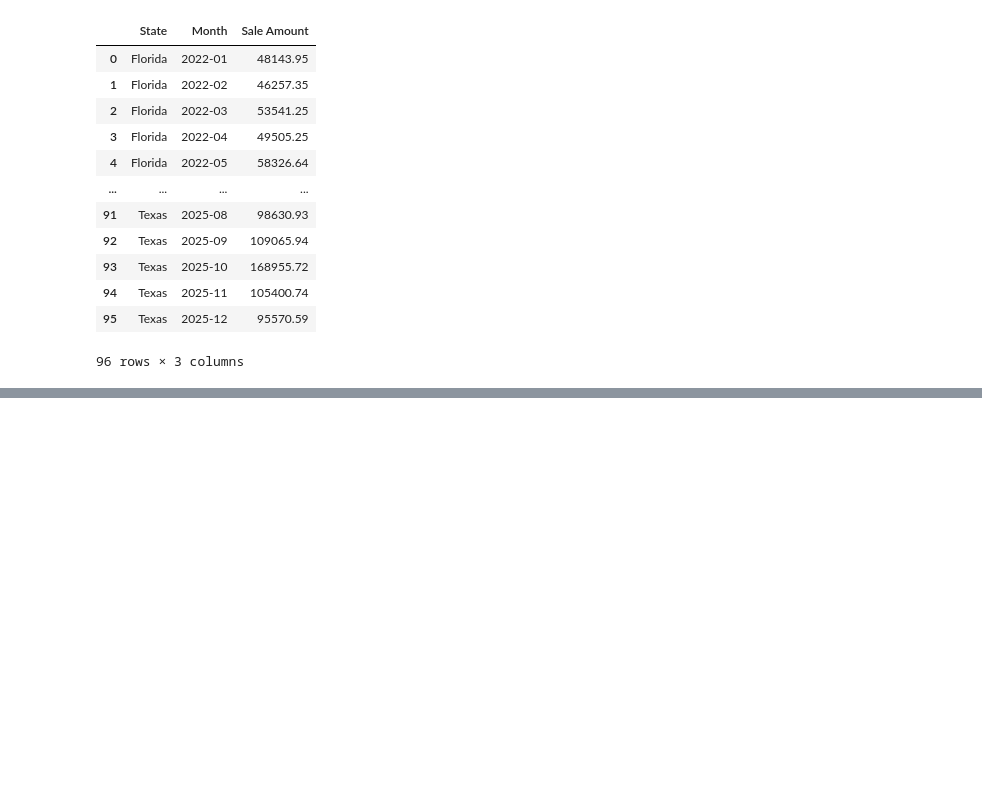
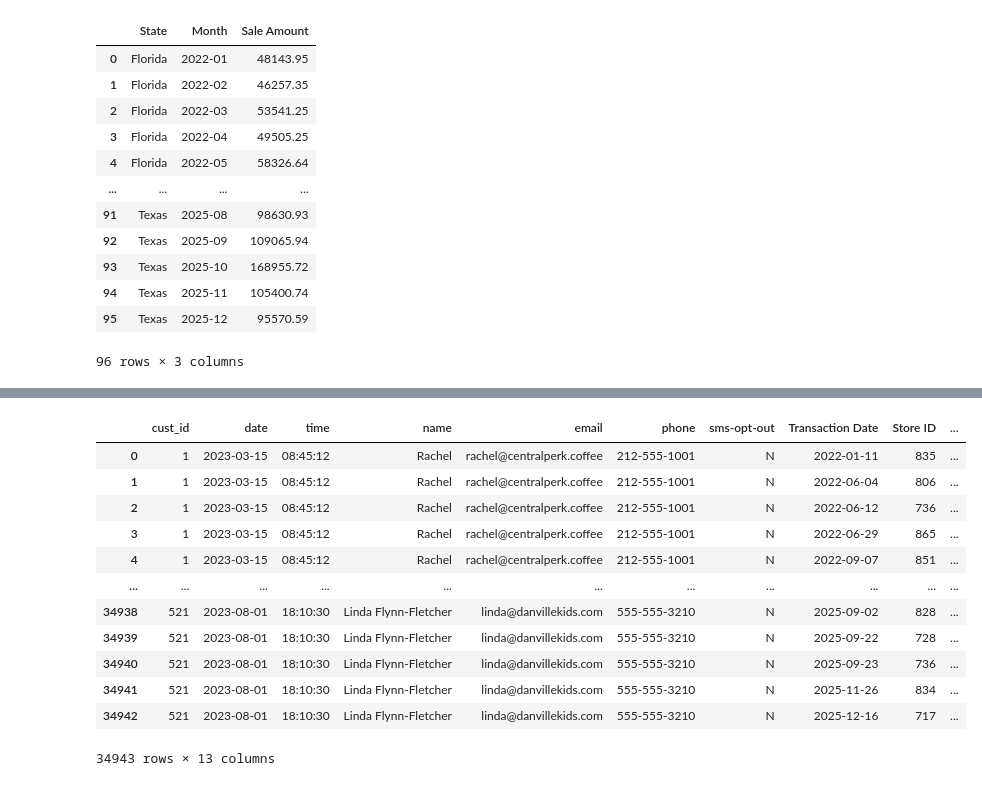
Before and after one commit to JulissaAlmaraz/Capstone_2, a Jupyter notebook: almarazflores_sales_analysis.ipynb, the cells around one changed output, grey strips where cells are left out. Cells and saved outputs as stored; diff of their text form; code cells hidden in the pictures; blank space fills up the shorter version.

```diff
--- a/almarazflores_sales_analysis.ipynb
+++ b/almarazflores_sales_analysis.ipynb
@@ -169,10 +175,10 @@ sales_detail
 | 335128 | 2025-12-31 | 910 | NaN | 105300-IT | 77.81 | 2025-12 | Fort Worth | Texas | ... |
 52828 rows × 11 columns
 # %%
+store_sales['Transaction Date'] = pd.to_datetime(store_sales['Transaction Date'])
 store_sales['Month'] = store_sales['Transaction Date'].dt.to_period('M')
 
-monthly_revenue = sales_detail.groupby(
-    ['State', 'Month'])['Sale Amount'].sum() .reset_index()
+monthly_revenue = sales_detail.groupby(['State', 'Month'])['Sale Amount'].sum() .reset_index()
 monthly_revenue
 # %% [output]
 |  | State | Month | Sale Amount |
@@ -190,0 +219,21 @@ monthly_revenue
+# %%
+customer_sales = pd.merge(customer_list,
+                          store_sales,
+                          left_on='cust_id',
+                          right_on='RewardsID',
+                          how='inner')
+customer_sales
+# %% [output]
+|  | cust_id | date | time | name | email | phone | sms-opt-out | Transaction Date | Store ID | ... |
+| 0 | 1 | 2023-03-15 | 08:45:12 | Rachel | rachel@centralperk.coffee | 212-555-1001 | N | 2022-01-11 | 835 | ... |
+| 1 | 1 | 2023-03-15 | 08:45:12 | Rachel | rachel@centralperk.coffee | 212-555-1001 | N | 2022-06-04 | 806 | ... |
+| 2 | 1 | 2023-03-15 | 08:45:12 | Rachel | rachel@centralperk.coffee | 212-555-1001 | N | 2022-06-12 | 736 | ... |
+| 3 | 1 | 2023-03-15 | 08:45:12 | Rachel | rachel@centralperk.coffee | 212-555-1001 | N | 2022-06-29 | 865 | ... |
+| 4 | 1 | 2023-03-15 | 08:45:12 | Rachel | rachel@centralperk.coffee | 212-555-1001 | N | 2022-09-07 | 851 | ... |
+| ... | ... | ... | ... | ... | ... | ... | ... | ... | ... | ... |
+| 34938 | 521 | 2023-08-01 | 18:10:30 | Linda Flynn-Fletcher | linda@danvillekids.com | 555-555-3210 | N | 2025-09-02 | 828 | ... |
+| 34939 | 521 | 2023-08-01 | 18:10:30 | Linda Flynn-Fletcher | linda@danvillekids.com | 555-555-3210 | N | 2025-09-22 | 728 | ... |
+| 34940 | 521 | 2023-08-01 | 18:10:30 | Linda Flynn-Fletcher | linda@danvillekids.com | 555-555-3210 | N | 2025-09-23 | 736 | ... |
+| 34941 | 521 | 2023-08-01 | 18:10:30 | Linda Flynn-Fletcher | linda@danvillekids.com | 555-555-3210 | N | 2025-11-26 | 834 | ... |
+| 34942 | 521 | 2023-08-01 | 18:10:30 | Linda Flynn-Fletcher | linda@danvillekids.com | 555-555-3210 | N | 2025-12-16 | 717 | ... |
+34943 rows × 13 columns
```
Also changed, not shown: parts of 6 cells of this notebook.
